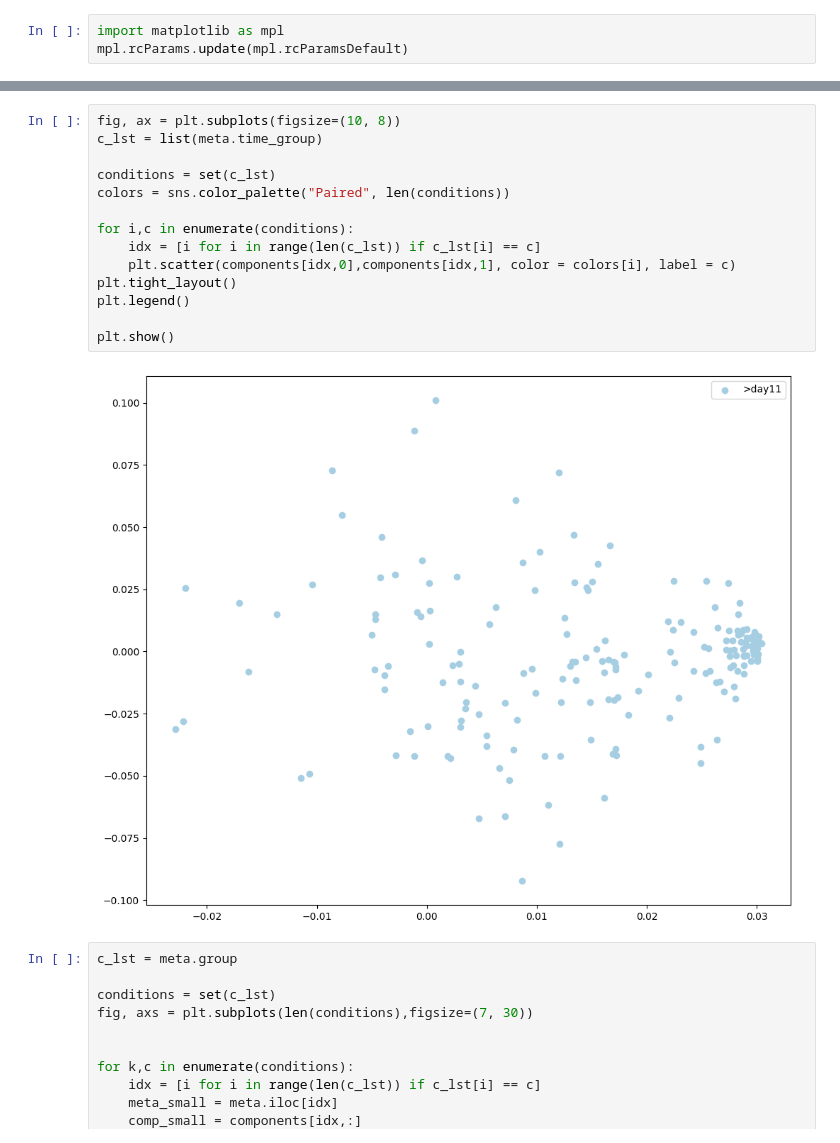
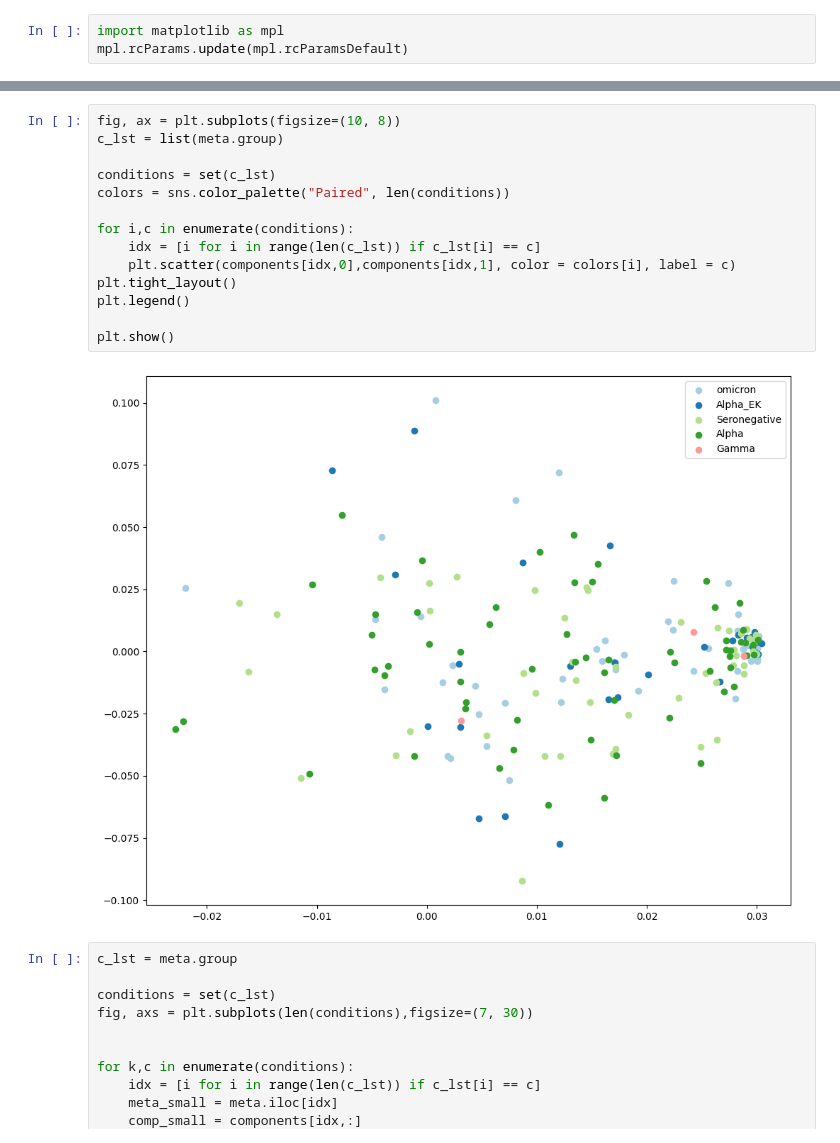
Before and after one commit to biomedbigdata/SARS-CoV-2_immunedeconv_bcrtcr, a Jupyter notebook: PBMCs_batch_correction/ALL_PBMCs_merge_visualize.ipynb, the cells around one changed output, grey strips where cells are left out. Cells and saved outputs as stored; diff of their text form.

```diff
--- a/PBMCs_batch_correction/ALL_PBMCs_merge_visualize.ipynb
+++ b/PBMCs_batch_correction/ALL_PBMCs_merge_visualize.ipynb
@@ -775,20 +775,20 @@ mpl.rcParams.update(mpl.rcParamsDefault)
  'omicron sampling 1st']
 # %%
 fig, ax = plt.subplots(figsize=(10, 8))
-c_lst = list(meta.time_group)
+c_lst = list(meta.group)
 
 conditions = set(c_lst)
 colors = sns.color_palette("Paired", len(conditions))
 
 for i,c in enumerate(conditions):
     idx = [i for i in range(len(c_lst)) if c_lst[i] == c]
     plt.scatter(components[idx,0],components[idx,1], color = colors[i], label = c)
 plt.tight_layout()
 plt.legend()
 
 plt.show()
 # %% [output]
-[figure, old version]
+[figure, new version]
 # %%
 c_lst = meta.group
 
```
Also changed, not shown: parts of 3 cells of this notebook.
